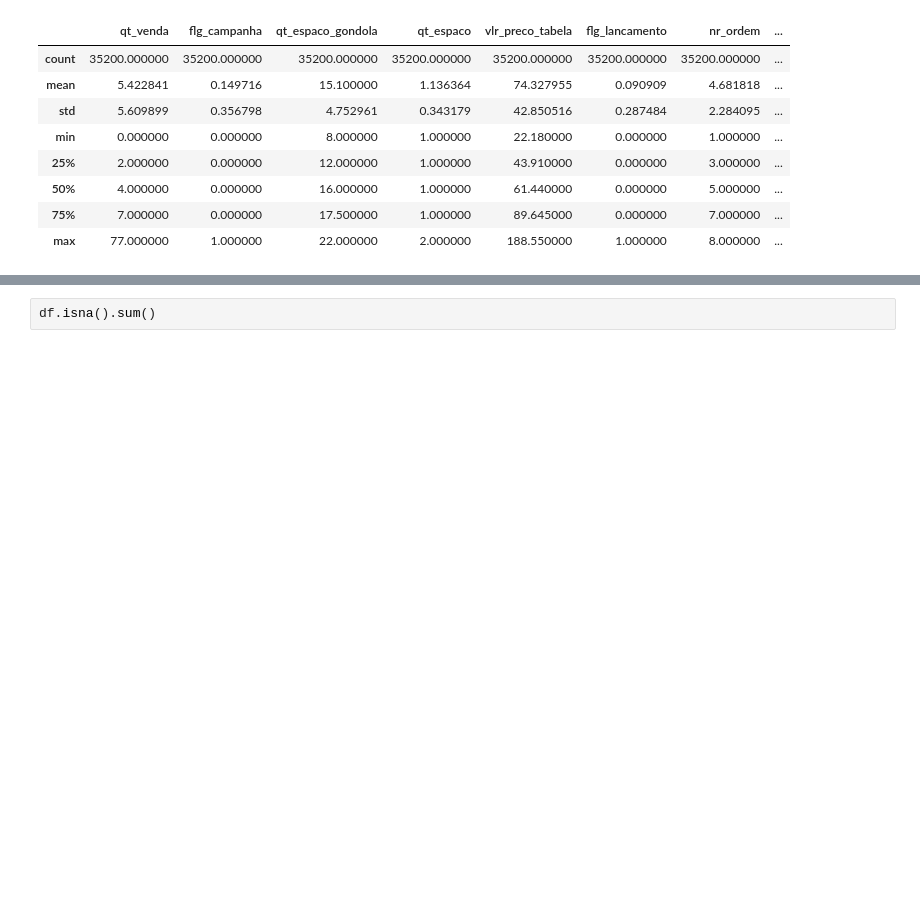
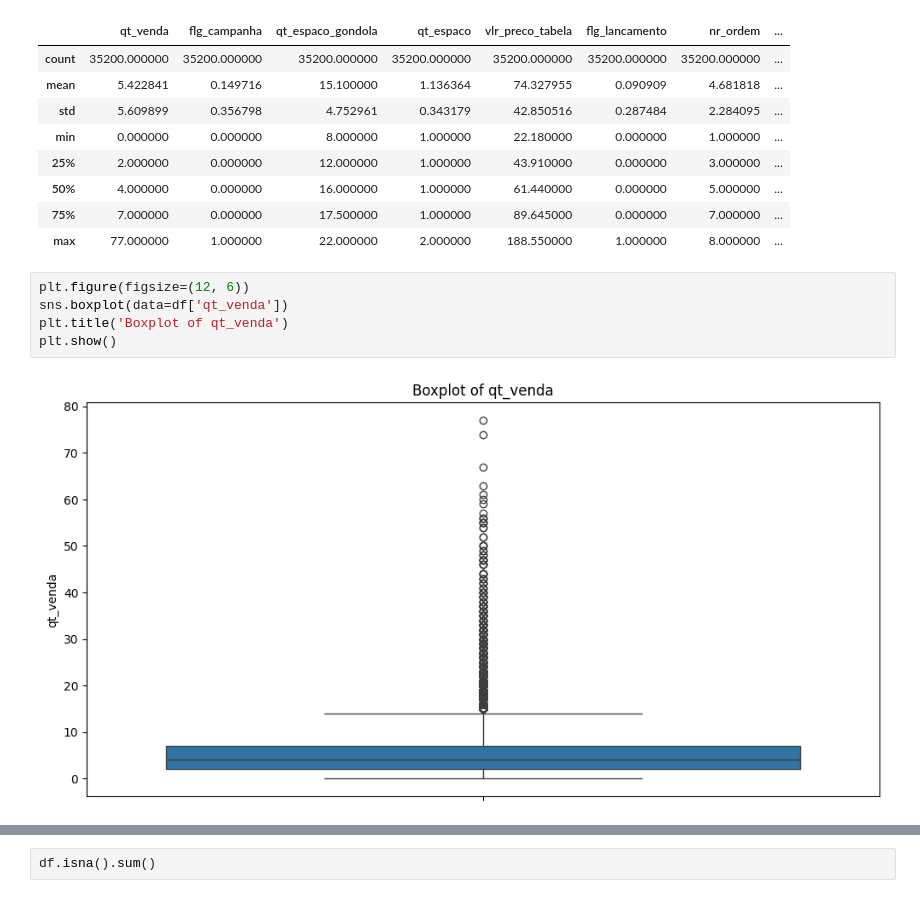
Before and after one commit to Flaviaestat/exercise, a Jupyter notebook: boticario-project/notebooks/01_EDA.ipynb, the cells around one changed output, grey strips where cells are left out. Cells and saved outputs as stored; diff of their text form; blank space fills up the shorter version.

```diff
--- a/boticario-project/notebooks/01_EDA.ipynb
+++ b/boticario-project/notebooks/01_EDA.ipynb
@@ -34,3 +38,10 @@ df[numeric_cols].describe()
 | 50% | 4.000000 | 0.000000 | 16.000000 | 1.000000 | 61.440000 | 0.000000 | 5.000000 | ... |
 | 75% | 7.000000 | 0.000000 | 17.500000 | 1.000000 | 89.645000 | 0.000000 | 7.000000 | ... |
 | max | 77.000000 | 1.000000 | 22.000000 | 2.000000 | 188.550000 | 1.000000 | 8.000000 | ... |
+# %%
+plt.figure(figsize=(12, 6))
+sns.boxplot(data=df['qt_venda'])
+plt.title('Boxplot of qt_venda')
+plt.show()
+# %% [output]
+[figure, added]
```
Also changed, not shown: parts of 3 cells of this notebook, 30 other files.
